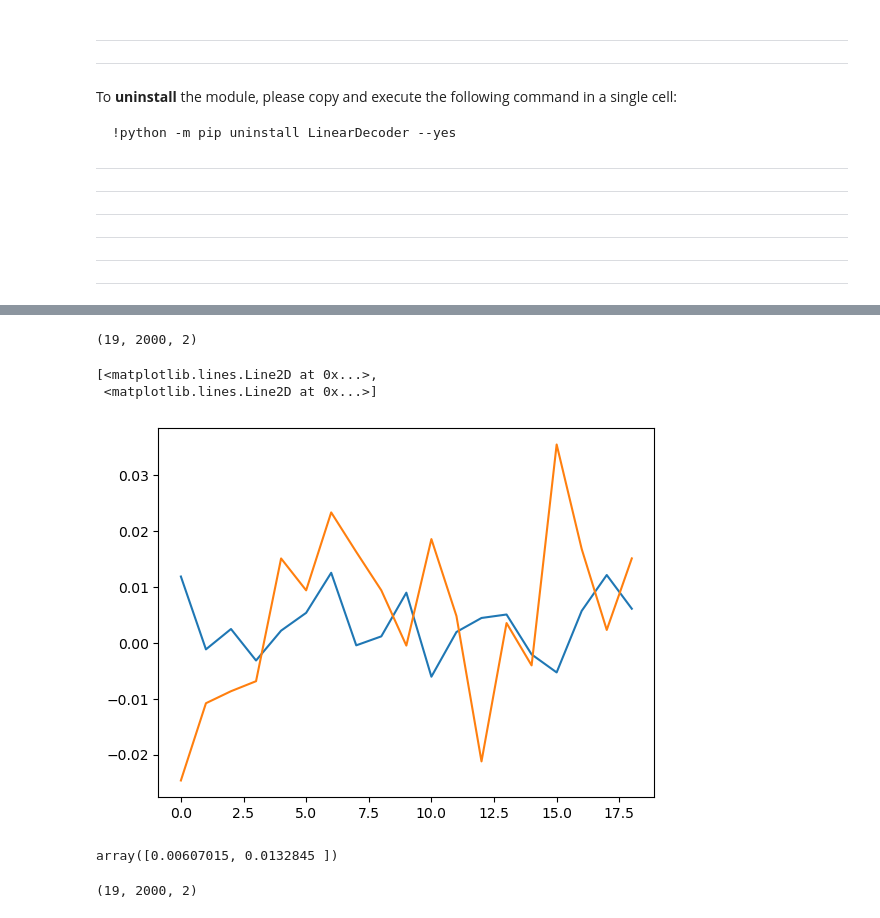
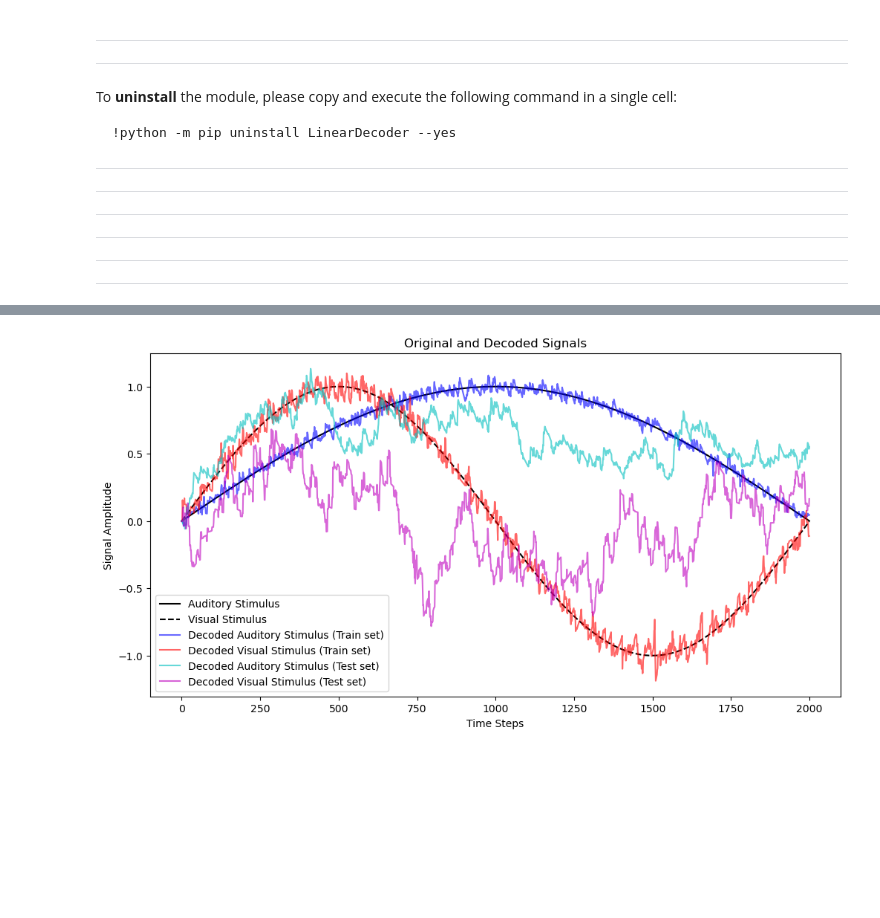
Before and after one commit to fraziphy/LinearDecoder, a Jupyter notebook: examples/notebook/linear_decoder.ipynb, the cells around one changed output, grey strips where cells are left out. Cells and saved outputs as stored; diff of their text form; code cells hidden in the pictures; blank space fills up the shorter version.

```diff
--- a/examples/notebook/linear_decoder.ipynb
+++ b/examples/notebook/linear_decoder.ipynb
@@ -280,4 +228,15 @@ plt.legend()
 decoder.fit(filtered_spikes[training_trial_indices], signal)
 # %%
-prediction_trial = decoder.predict(filtered_spikes[19])
-RMSE_trial = decoder.compute_rmse(prediction_trial, signal)
+prediction_train = decoder.predict(filtered_spikes[training_trial_indices])  # Predict signals using training data
+RMSE_train = decoder.compute_rmse(prediction_train, signal)  # Compute RMSE for training predictions
+# Print RMSE for training data, specifying auditory and visual stimuli
+print("Average training RMSE:")
+print(f"     Auditory stimulus: {RMSE_train[0]:.4f}")
+print(f"     Visual stimulus: {RMSE_train[1]:.4f}")
+
+prediction_test = decoder.predict(filtered_spikes[test_trial_indices])  # Predict signals using test data
+RMSE_test = decoder.compute_rmse(prediction_test, signal)  # Compute RMSE for test predictions
+# Print RMSE for test data, specifying auditory and visual stimuli
+print("Average test RMSE:")
+print(f"     Auditory stimulus: {RMSE_test[0]:.4f}")
+print(f"     Visual stimulus: {RMSE_test[1]:.4f}")
@@ -284,10 +267,5 @@ RMSE_trial = decoder.compute_rmse(prediction_trial, signal)
 # %%
-prediction.shape
+# Plot original signals and decoded predictions for both training and test sets, using different colors to distinguish between them
+plot_results(signal, prediction_train, prediction_test)
 # %% [output]
-(19, 2000, 2)
+[figure, added]
-# %%
-plt.plot(prediction[:,1])
-# %% [output]
-[<matplotlib.lines.Line2D at 0x...>,
- <matplotlib.lines.Line2D at 0x...>]
-[figure, removed]
@@ -297,4 +271,0 @@ RMSE_train = decoder.compute_rmse(prediction_train, signal)
-# %%
-RMSE_train.mean(axis=0)
-# %% [output]
-array([0.00607015, 0.0132845 ])
@@ -303,4 +271,0 @@ RMSE_train.mean(axis=0)
-# %%
-prediction_train.shape
-# %% [output]
-(19, 2000, 2)
```
Also changed, not shown: parts of 27 cells of this notebook.
